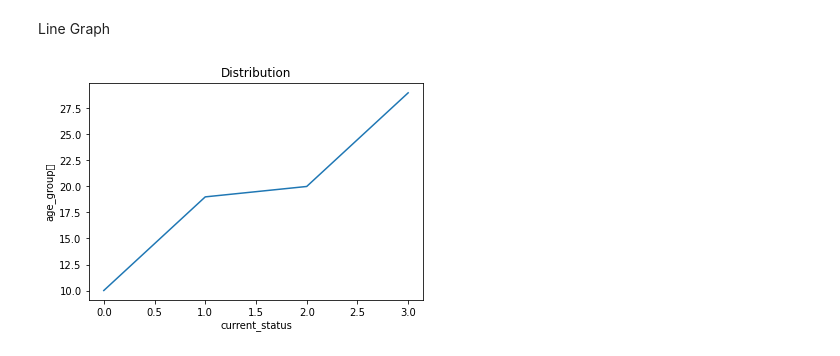
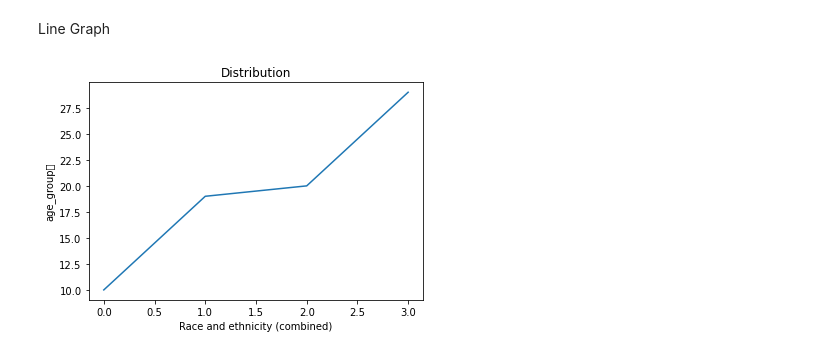
Before and after one commit to krisanndesiderio/SYSTEM-TRON, a Jupyter notebook: COVID19_Case_Surveillance_Public_Use_Data.ipynb, the cells around one changed output. Cells and saved outputs as stored; diff of their text form; code cells hidden in the pictures.

```diff
--- a/COVID19_Case_Surveillance_Public_Use_Data.ipynb
+++ b/COVID19_Case_Surveillance_Public_Use_Data.ipynb
@@ -95,11 +95,11 @@ Line Graph
 # %%
 import matplotlib.pyplot as plt
 
 v = [10,19,20,29]
 plt.plot(v)
 plt.ylabel("age_group	")
-plt.xlabel("current_status")
+plt.xlabel("Race and ethnicity (combined)")
 plt.title('Distribution')
 plt.show()
 # %% [output]
-[figure, old version]
+[figure, new version]
```
Also changed, not shown: parts of 3 cells of this notebook.
